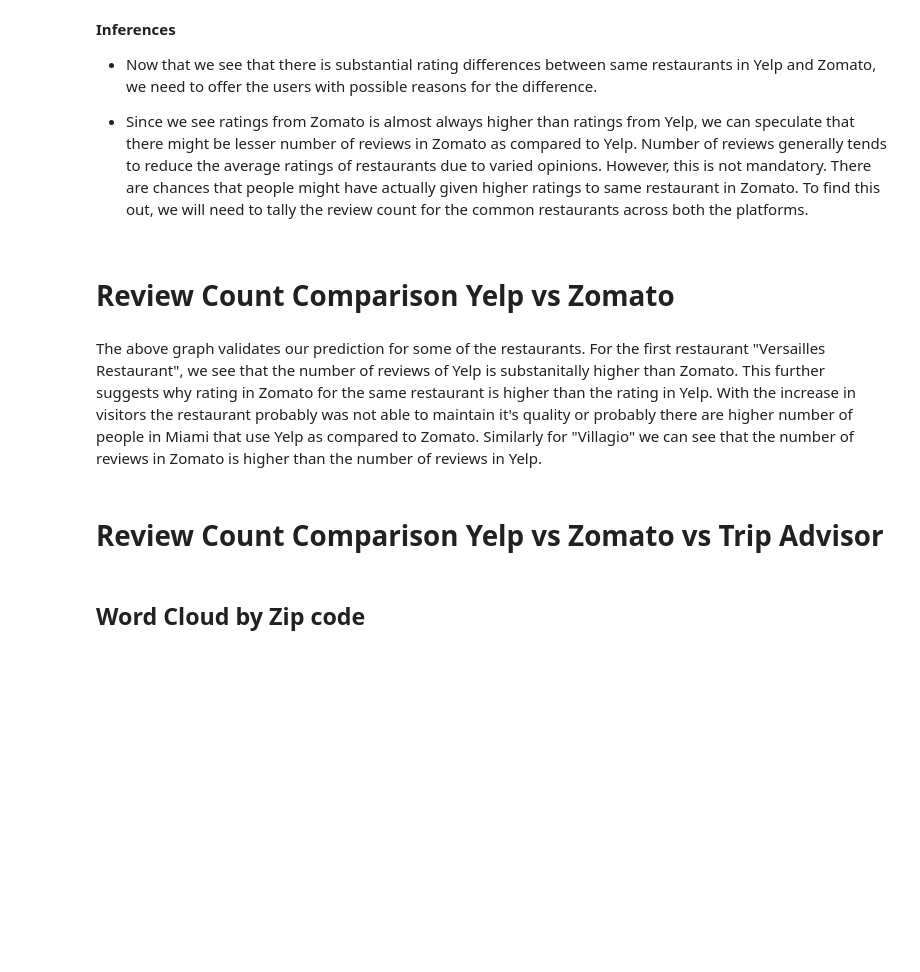
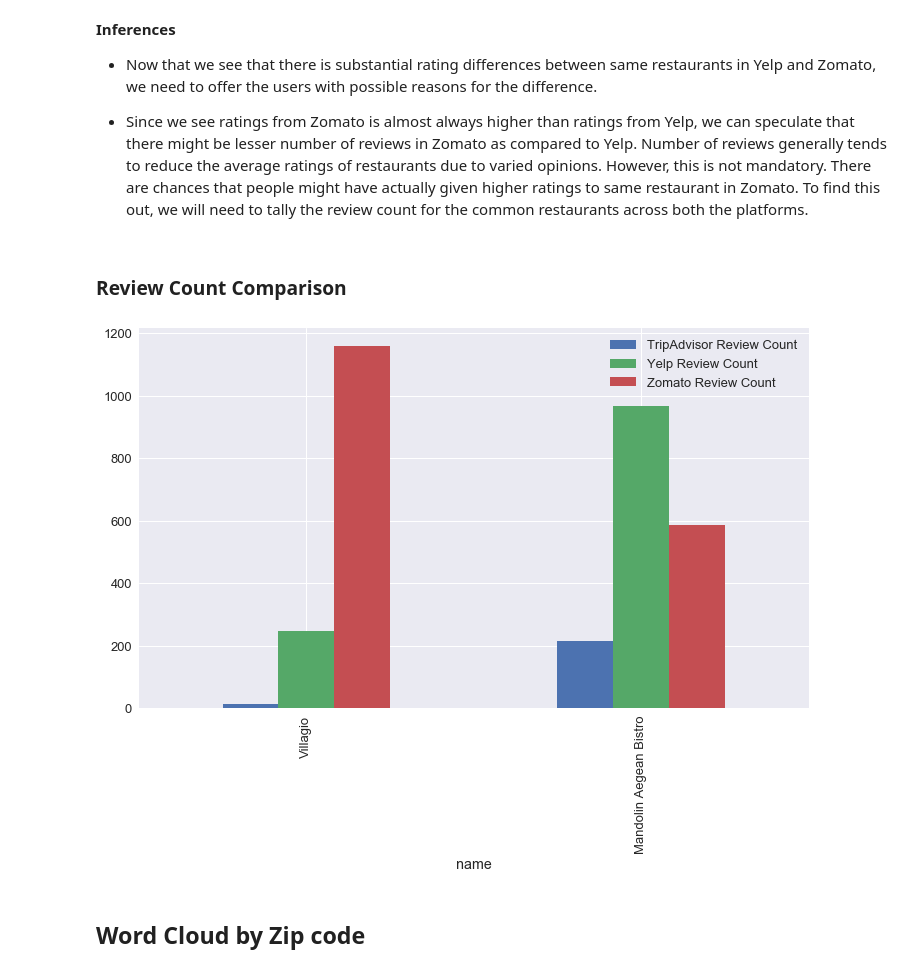
Before and after one commit to imjuoy/HungryGator, a Jupyter notebook: src/Hungrygator_Source_Code.ipynb, the cells around one changed output. Drawn from its saved outputs; the diff is of its cells as text; code cells hidden in the pictures; blank space fills up the shorter version.

```diff
--- a/src/Hungrygator_Source_Code.ipynb
+++ b/src/Hungrygator_Source_Code.ipynb
@@ -583,9 +636,9 @@ plt.show()
 - We see that restaurants in Miami are rated lowest on Yelp than on Zomato and TripAdvisor.
 - Assumption: TripAdvisor's ranking was converted to ranking. But on the balance, we do see a comparison
 # %%
-comb2 = pd.merge( pd.DataFrame(ta.loc[:,['name','ratingbucket']]),comb, how = 'inner', on = 'name')
+comb2 = pd.merge( pd.DataFrame(ta.loc[:,['name','ratingbucket','review_count']]),comb, how = 'inner', on = 'name')
 
-comb2.columns = ['name','TripAdvisor Rating','Zomato Rating','zip','Yelp Rating']
+comb2.columns = ['name', 'TripAdvisor Rating', 'TripAdvisor Review Count', 'Zomato Rating', 'zip', 'Zomato Review Count','Yelp Rating', 'Yelp Review Count']
 # %%
 sns.set(font_scale=1.3)
 comb2.plot(kind='bar', x = 'name',y = ['Yelp Rating', 'TripAdvisor Rating', 'Zomato Rating'], figsize=(12,7))
@@ -598,4 +653,4 @@ plt.show()
 
 - Since we see ratings from Zomato is almost always higher than ratings from Yelp, we can speculate that there might be lesser number of reviews in Zomato as compared to Yelp. Number of reviews generally tends to reduce the average ratings of restaurants due to varied opinions. However, this is not mandatory. There are chances that people might have actually given higher ratings to same restaurant in Zomato. To find this out, we will need to tally the review count for the common restaurants across both the platforms.
 # %% [markdown]
-# Review Count Comparison Yelp vs Zomato
+### Review Count Comparison
@@ -604,11 +657,8 @@ comb4 = pd.merge(zomato, yelp, how = 'inner', on = 'name')
 # %%
 sns.set(font_scale=1.3)
 
-comb4.plot(kind='bar', x = 'name',y = ['yelp_review_count','zomato_review_count'], figsize=(15,5))
+comb2.plot(kind='bar', x = 'name',y = ['TripAdvisor Review Count','Yelp Review Count','Zomato Review Count'], figsize=(12,7))
 
 plt.show()
+# %% [output]
+[figure, added]
-# %% [markdown]
-The above graph validates our prediction for some of the restaurants. For the first restaurant "Versailles Restaurant", we see that the number of reviews of Yelp is substanitally higher than Zomato. This further suggests why rating in Zomato for the same restaurant is higher than the rating in Yelp. With the increase in visitors the restaurant probably was not able to maintain it's quality or probably there are higher number of people in Miami that use Yelp as compared to Zomato.
-Similarly for "Villagio" we can see that the number of reviews in Zomato is higher than the number of reviews in Yelp.
-# %% [markdown]
-# Review Count Comparison Yelp vs Zomato vs Trip Advisor
```
Also changed, not shown: parts of 34 cells of this notebook, 11 other files.
